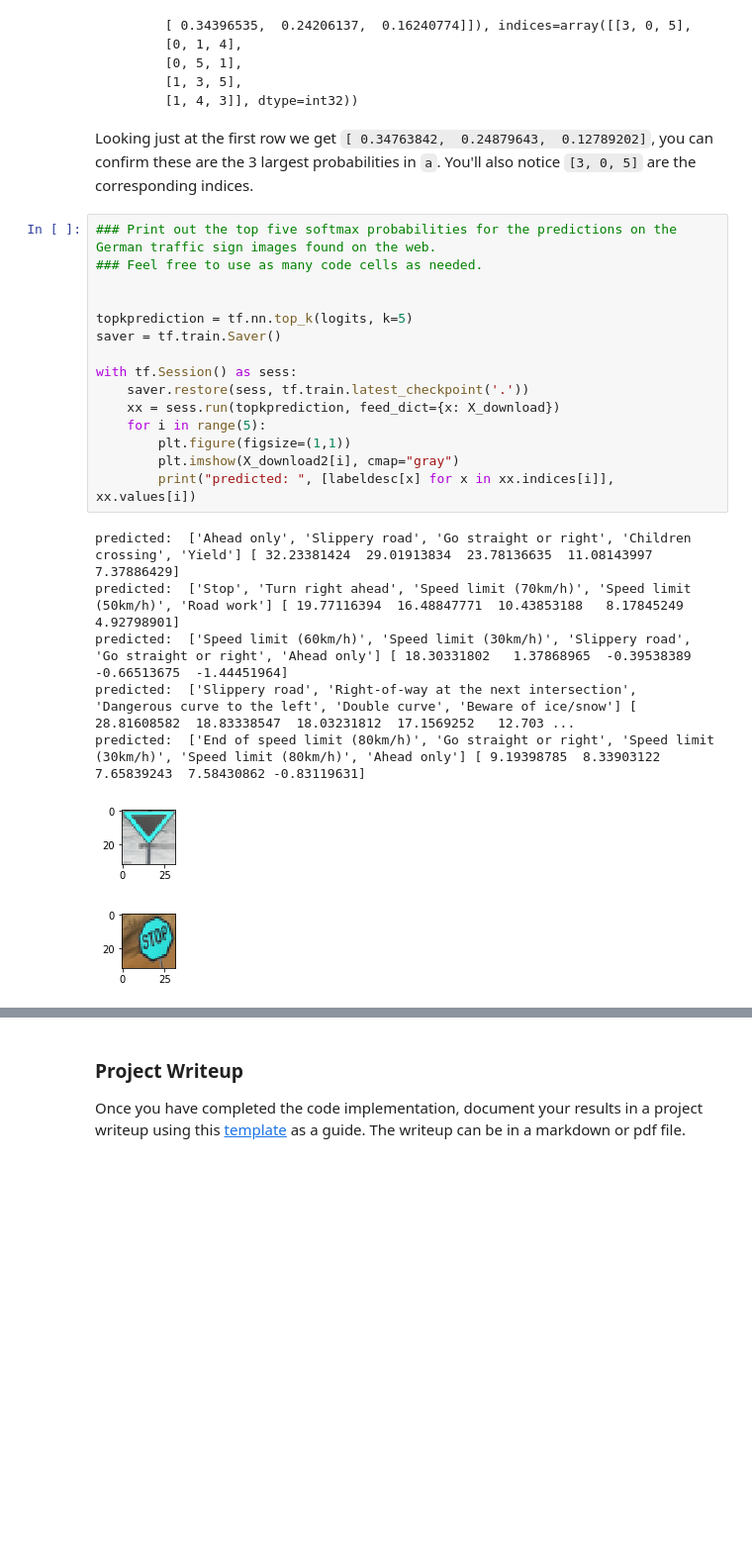
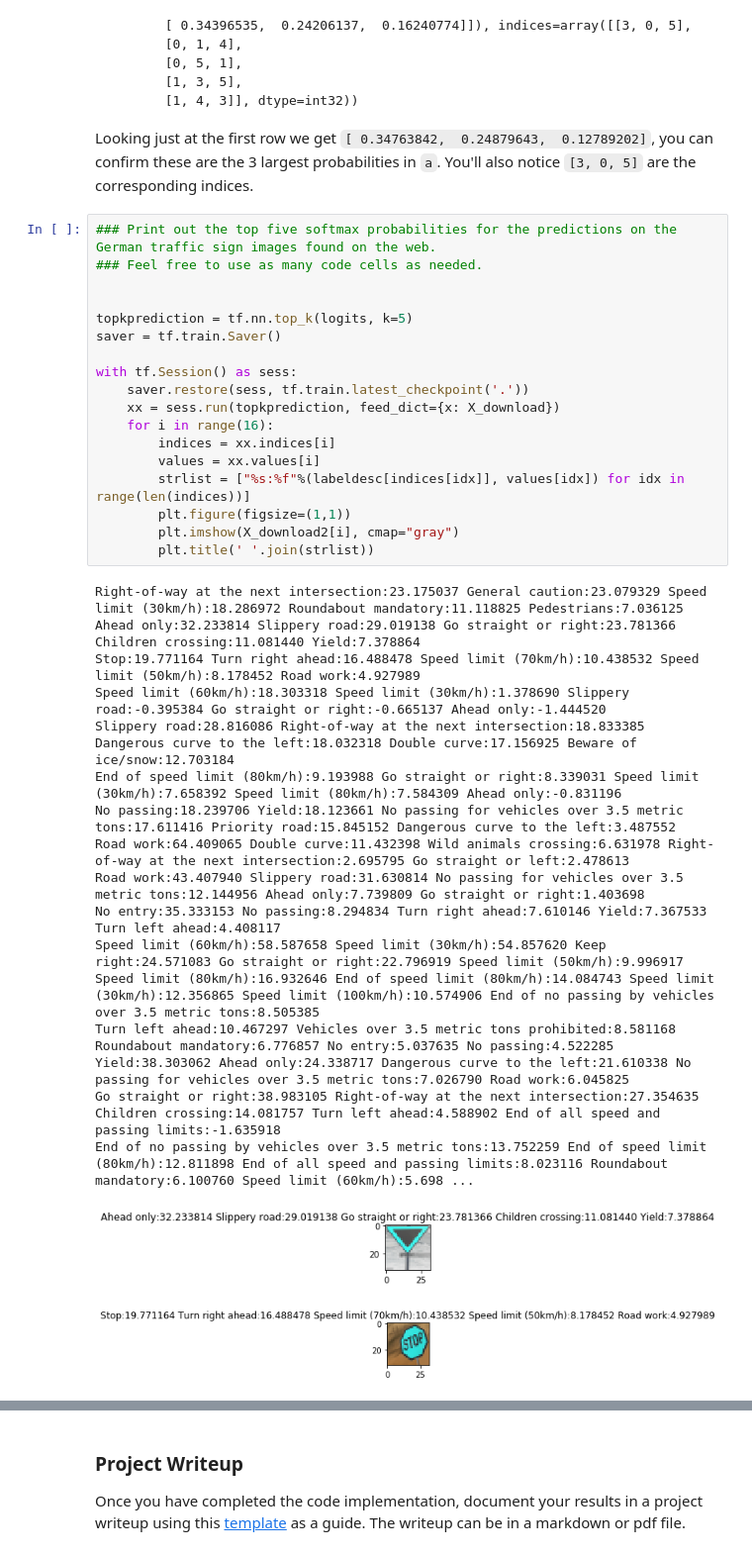
Before and after one commit to baihongjie/selfdrivingcar, a Jupyter notebook: TrafficSignClassifier/Traffic_Sign_Classifier.ipynb, the cells around one changed output, grey strips where cells are left out. Shown at 99% size. Saved outputs shown, nothing was run; the diff lists cells and outputs as text; blank space fills up the shorter version.

```diff
--- a/TrafficSignClassifier/Traffic_Sign_Classifier.ipynb
+++ b/TrafficSignClassifier/Traffic_Sign_Classifier.ipynb
@@ -479,23 +479,37 @@ Looking just at the first row we get `[ 0.34763842,  0.24879643,  0.12789202]`,
 # %%
 ### Print out the top five softmax probabilities for the predictions on the German traffic sign images found on the web.
 ### Feel free to use as many code cells as needed.
 
 
 topkprediction = tf.nn.top_k(logits, k=5)
 saver = tf.train.Saver()
 
 with tf.Session() as sess:
     saver.restore(sess, tf.train.latest_checkpoint('.'))
     xx = sess.run(topkprediction, feed_dict={x: X_download})
-    for i in range(5):
+    for i in range(16):
+        indices = xx.indices[i]
+        values = xx.values[i]
+        strlist = ["%s:%f"%(labeldesc[indices[idx]], values[idx]) for idx in range(len(indices))]
         plt.figure(figsize=(1,1))
         plt.imshow(X_download2[i], cmap="gray")
-        print("predicted: ", [labeldesc[x] for x in xx.indices[i]], xx.values[i])
+        plt.title(' '.join(strlist))
 # %% [output]
-predicted:  ['Ahead only', 'Slippery road', 'Go straight or right', 'Children crossing', 'Yield'] [ 32.23381424  29.01913834  23.78136635  11.08143997   7.37886429]
-predicted:  ['Stop', 'Turn right ahead', 'Speed limit (70km/h)', 'Speed limit (50km/h)', 'Road work'] [ 19.77116394  16.48847771  10.43853188   8.17845249   4.92798901]
-predicted:  ['Speed limit (60km/h)', 'Speed limit (30km/h)', 'Slippery road', 'Go straight or right', 'Ahead only'] [ 18.30331802   1.37868965  -0.39538389  -0.66513675  -1.44451964]
-predicted:  ['Slippery road', 'Right-of-way at the next intersection', 'Dangerous curve to the left', 'Double curve', 'Beware of ice/snow'] [ 28.81608582  18.83338547  18.03231812  17.1569252   12.703 ...
-predicted:  ['End of speed limit (80km/h)', 'Go straight or right', 'Speed limit (30km/h)', 'Speed limit (80km/h)', 'Ahead only'] [ 9.19398785  8.33903122  7.65839243  7.58430862 -0.83119631]
+Right-of-way at the next intersection:23.175037 General caution:23.079329 Speed limit (30km/h):18.286972 Roundabout mandatory:11.118825 Pedestrians:7.036125
+Ahead only:32.233814 Slippery road:29.019138 Go straight or right:23.781366 Children crossing:11.081440 Yield:7.378864
+Stop:19.771164 Turn right ahead:16.488478 Speed limit (70km/h):10.438532 Speed limit (50km/h):8.178452 Road work:4.927989
+Speed limit (60km/h):18.303318 Speed limit (30km/h):1.378690 Slippery road:-0.395384 Go straight or right:-0.665137 Ahead only:-1.444520
+Slippery road:28.816086 Right-of-way at the next intersection:18.833385 Dangerous curve to the left:18.032318 Double curve:17.156925 Beware of ice/snow:12.703184
+End of speed limit (80km/h):9.193988 Go straight or right:8.339031 Speed limit (30km/h):7.658392 Speed limit (80km/h):7.584309 Ahead only:-0.831196
+No passing:18.239706 Yield:18.123661 No passing for vehicles over 3.5 metric tons:17.611416 Priority road:15.845152 Dangerous curve to the left:3.487552
+Road work:64.409065 Double curve:11.432398 Wild animals crossing:6.631978 Right-of-way at the next intersection:2.695795 Go straight or left:2.478613
+Road work:43.407940 Slippery road:31.630814 No passing for vehicles over 3.5 metric tons:12.144956 Ahead only:7.739809 Go straight or right:1.403698
+No entry:35.333153 No passing:8.294834 Turn right ahead:7.610146 Yield:7.367533 Turn left ahead:4.408117
+Speed limit (60km/h):58.587658 Speed limit (30km/h):54.857620 Keep right:24.571083 Go straight or right:22.796919 Speed limit (50km/h):9.996917
+Speed limit (80km/h):16.932646 End of speed limit (80km/h):14.084743 Speed limit (30km/h):12.356865 Speed limit (100km/h):10.574906 End of no passing by vehicles over 3.5 metric tons:8.505385
+Turn left ahead:10.467297 Vehicles over 3.5 metric tons prohibited:8.581168 Roundabout mandatory:6.776857 No entry:5.037635 No passing:4.522285
+Yield:38.303062 Ahead only:24.338717 Dangerous curve to the left:21.610338 No passing for vehicles over 3.5 metric tons:7.026790 Road work:6.045825
+Go straight or right:38.983105 Right-of-way at the next intersection:27.354635 Children crossing:14.081757 Turn left ahead:4.588902 End of all speed and passing limits:-1.635918
+End of no passing by vehicles over 3.5 metric tons:13.752259 End of speed limit (80km/h):12.811898 End of all speed and passing limits:8.023116 Roundabout mandatory:6.100760 Speed limit (60km/h):5.698 ...
-[figure, old version]
+[figure, new version]
-[figure, old version]
+[figure, new version]
```
Also changed, not shown: parts of 1 cell of this notebook, 1 other file.
